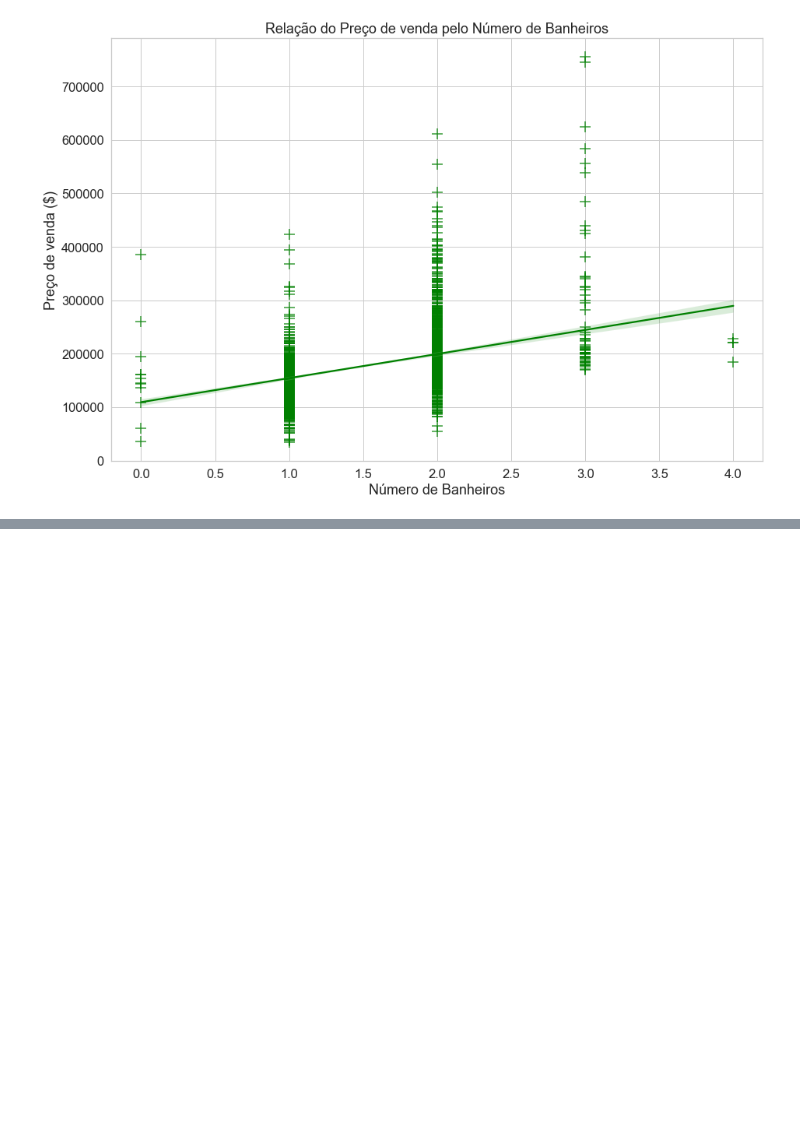
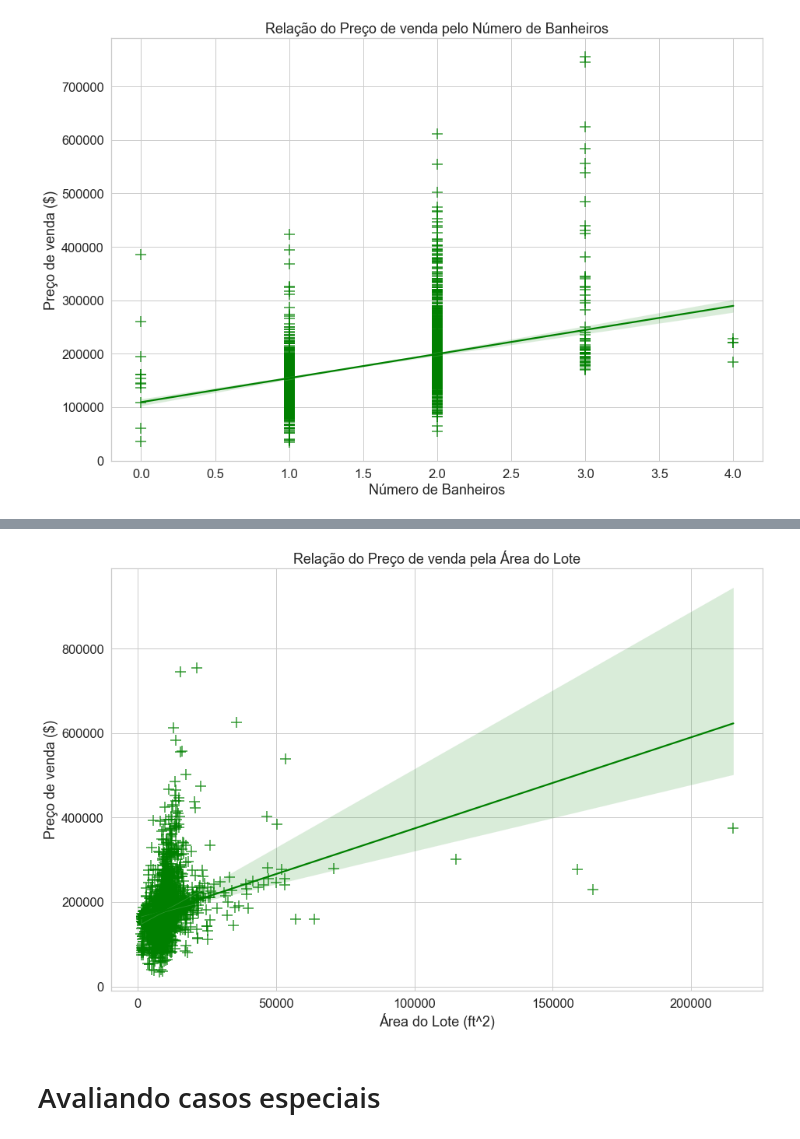
Before and after one commit to fabioheiji/mqaa, a Jupyter notebook: Regressao_Linear_Multipla.ipynb, the cells around one changed output, grey strips where cells are left out. Cells and saved outputs as stored; diff of their text form; code cells hidden in the pictures; blank space fills up the shorter version.

```diff
--- a/Regressao_Linear_Multipla.ipynb
+++ b/Regressao_Linear_Multipla.ipynb
@@ -413,0 +385,14 @@ strong multicollinearity problems or that the design matrix is singular.
+# %%
+plt.figure(figsize=(15, 10))
+
+sns.set(font_scale=1.5)
+sns.set_style('whitegrid')
+
+ax = sns.regplot(x='Área do Lote', y='Preço da venda', data=df, color='green', marker='+', scatter_kws={'s': 200})
+ax.set(xlabel='Área do Lote (ft^2)', ylabel='Preço de venda ($)')
+ax.set_title('Relação do Preço de venda pela Área do Lote')
+plt.show()
+# %% [output]
+[figure, added]
+# %% [markdown]
+# Avaliando casos especiais
```
Also changed, not shown: parts of 19 cells of this notebook.
